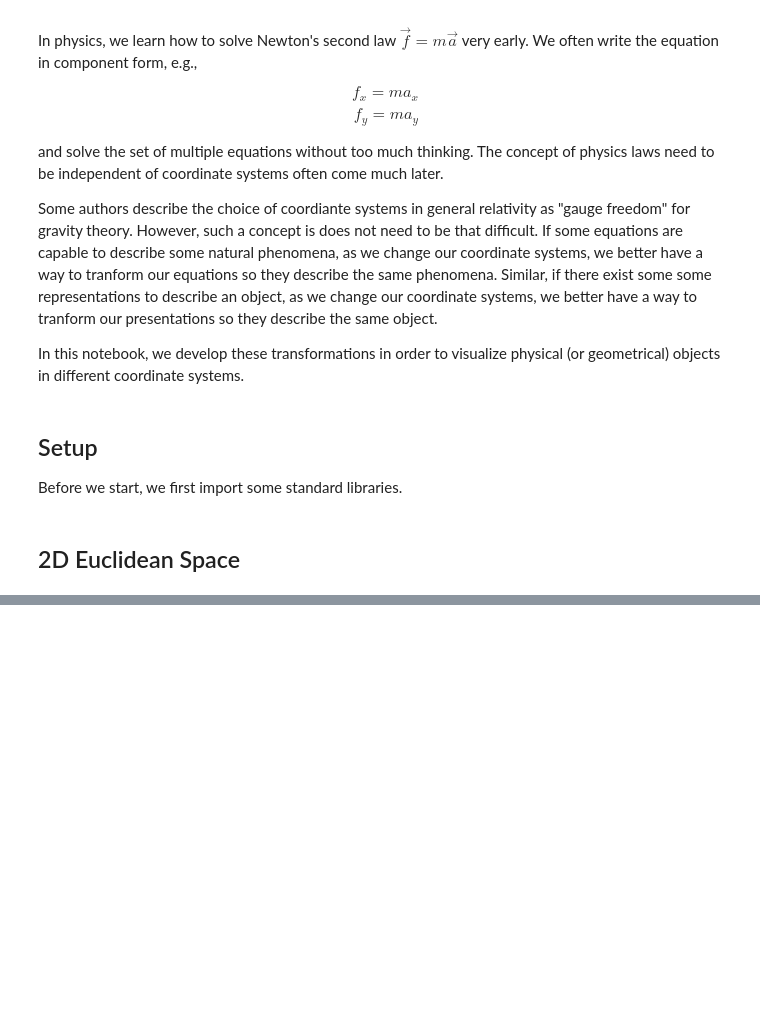
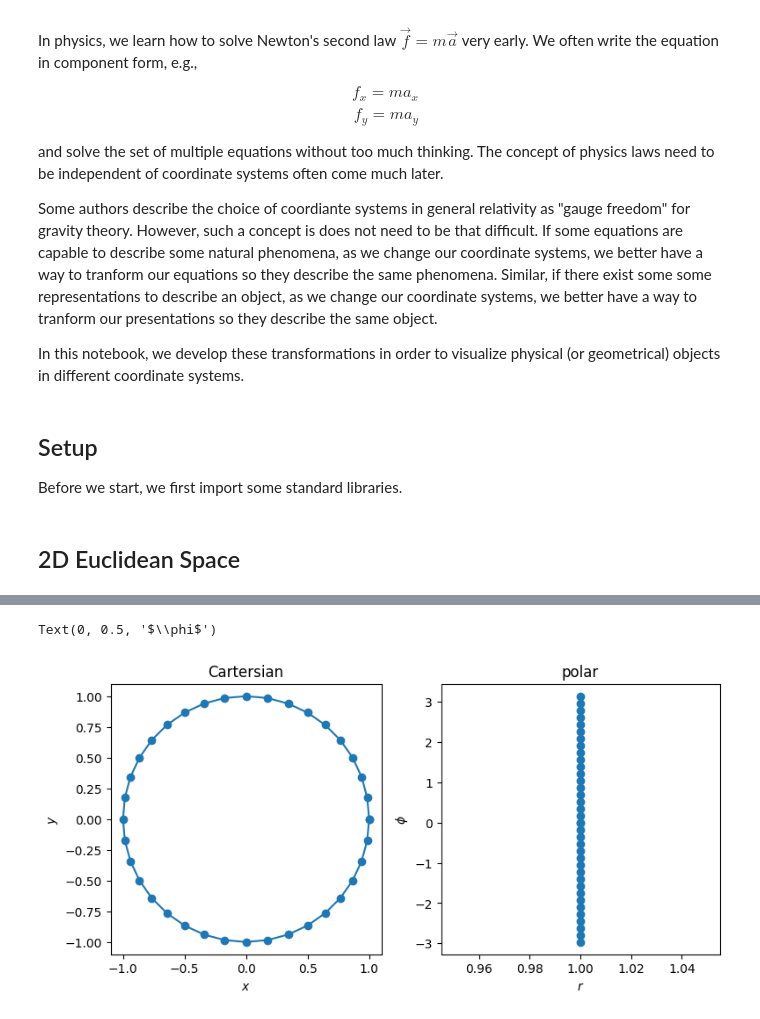
Before and after one commit to rndsrc/dg, a Jupyter notebook: vis.ipynb, the cells around one changed output, grey strips where cells are left out. Saved outputs shown, nothing was run; the diff lists cells and outputs as text; code cells hidden in the pictures; blank space fills up the shorter version.

```diff
--- a/vis.ipynb
+++ b/vis.ipynb
@@ -51,7 +51,7 @@ def car2pol(xy):
     x, y = xy
     return np.array([
         np.sqrt(x*x + y*y),
-        np.atan2(y, x),
+        np.arctan2(y, x),
     ])
 
 def pol2car(rphi):
@@ -62,0 +84,20 @@ def pol2car(rphi):
+# %%
+x = np.cos(2 * np.pi * np.arange(37) / 36)
+y = np.sin(2 * np.pi * np.arange(37) / 36)
+r, phi = car2pol([x, y])
+
+fig, axes = plt.subplots(1, 2, figsize=(9,4))
+
+axes[0].plot(x, y, 'o-')
+axes[0].set_title('Cartersian')
+axes[0].set_xlabel('$x$')
+axes[0].set_ylabel('$y$')
+axes[0].set_aspect('equal')
+
+axes[1].plot(r, phi, 'o-')
+axes[1].set_title('polar')
+axes[1].set_xlabel('$r$')
+axes[1].set_ylabel('$\phi$')
+# %% [output]
+Text(0, 0.5, '$\\phi$')
+[figure, added]
```
Also changed, not shown: parts of 2 cells of this notebook.
